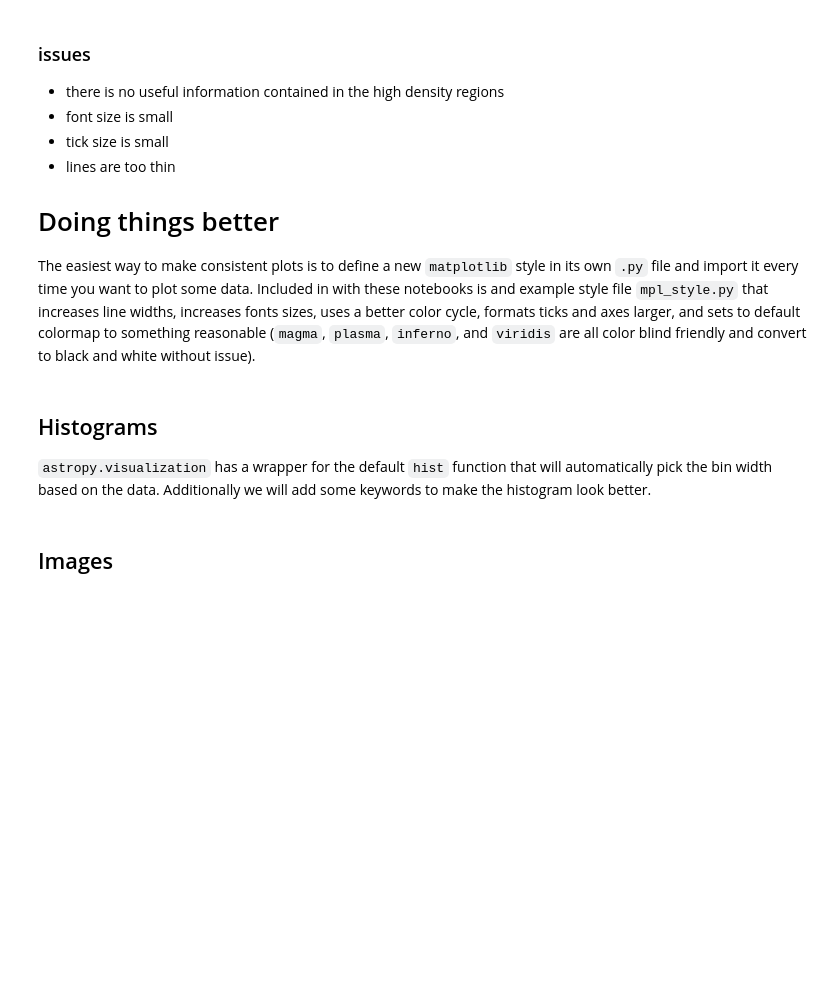
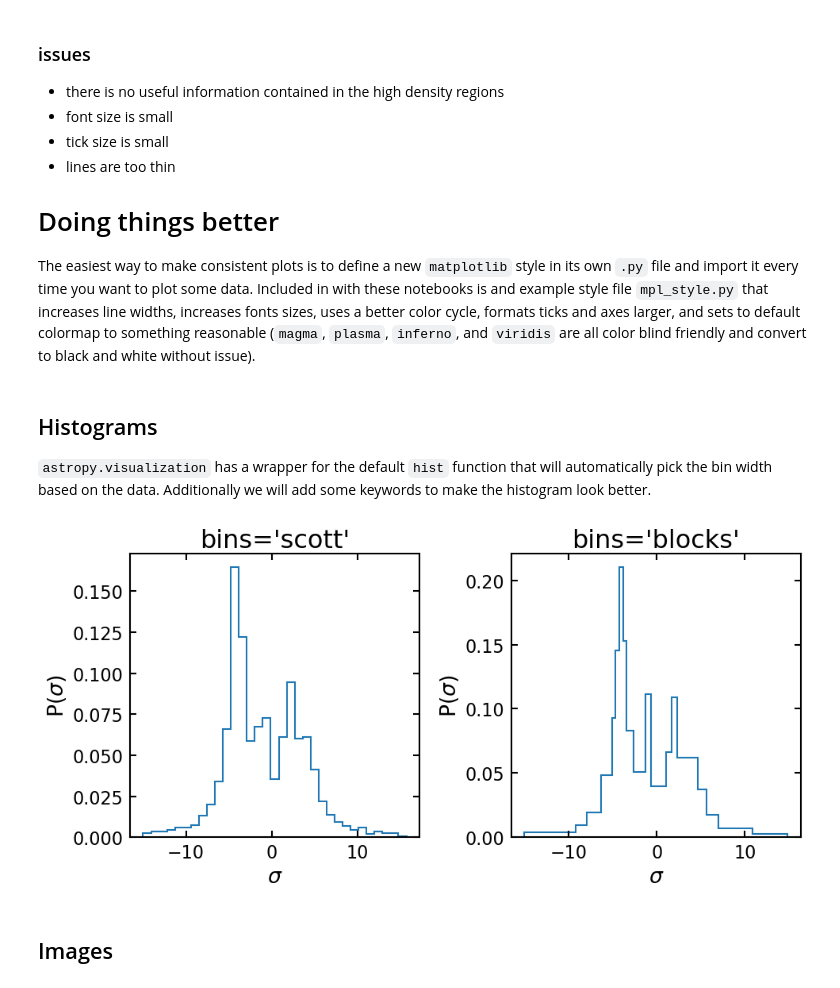
Before and after one commit to CKrawczyk/jupyter_data_languages, a Jupyter notebook: General_plotting.ipynb, the cells around one changed output. Cells and saved outputs as stored; diff of their text form; code cells hidden in the pictures; blank space fills up the shorter version.

Commit message:
Update general plotting notebook

```diff
--- a/General_plotting.ipynb
+++ b/General_plotting.ipynb
@@ -133,19 +141,21 @@ plt.style.use(mpl_style.style1)
 ## Histograms
 `astropy.visualization` has a wrapper for the default `hist` function that will automatically pick the bin width based on the data.  Additionally we will add some keywords to make the histogram look better.
 # %%
-plt.figure(5, figsize=(7, 5))
+plt.figure(5, figsize=(10, 5))
 ax1 = plt.subplot2grid((1, 2), (0, 0))
 hist(one_d, bins='scott', ax=ax1, density=True, histtype='step', lw=1.5)
 ax1.set_title("bins='scott'")
 ax1.set_xlabel(r'$\sigma$')
 ax1.set_ylabel(r'P($\sigma$)')
 ax2 = plt.subplot2grid((1, 2), (0, 1))
 hist(one_d, bins='blocks', ax=ax2, density=True, histtype='step', lw=1.5)
 ax2.set_title("bins='blocks'")
 ax2.set_xlabel(r'$\sigma$')
 ax2.set_ylabel(r'P($\sigma$)')
 # make sure subplots don't overlap
 plt.tight_layout()
+# %% [output]
+[figure, added]
 # %% [markdown]
 ## Images
 # %%
```
Also changed, not shown: parts of 11 cells of this notebook, 1 other file.
